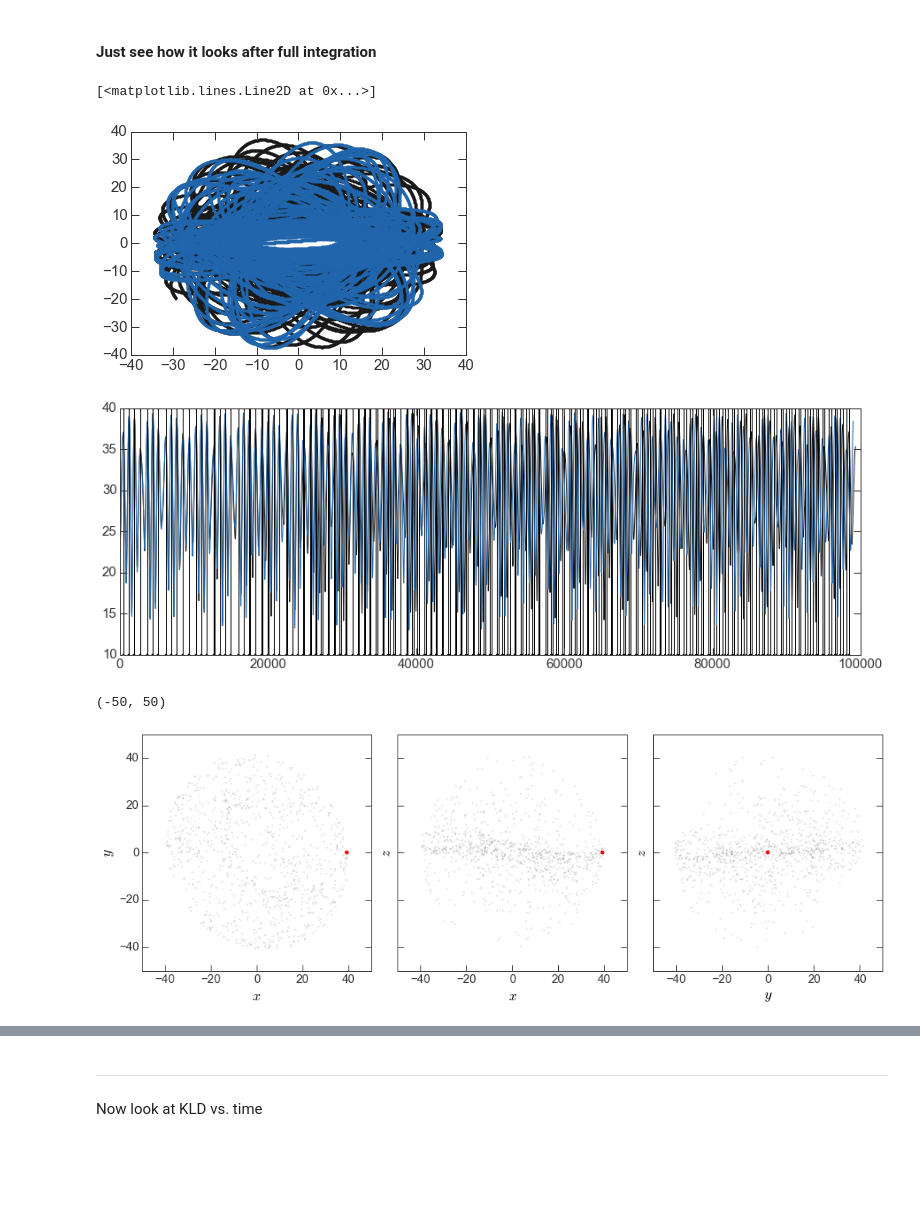
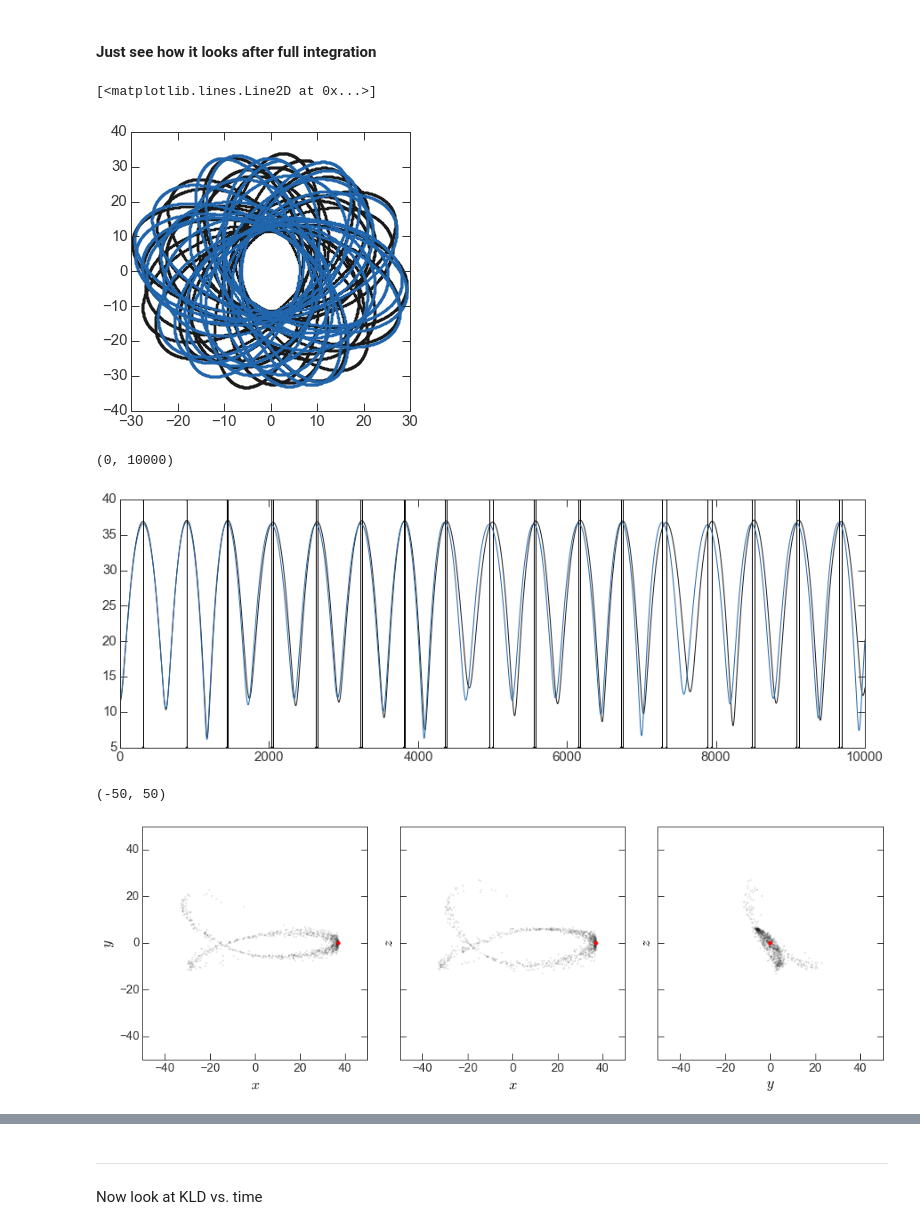
Before and after one commit to adrn/StreamMorphology, a Jupyter notebook: notebooks/Figure - two orbits.ipynb, the cells around one changed output, grey strips where cells are left out. Cells and saved outputs as stored; diff of their text form; code cells hidden in the pictures; blank space fills up the shorter version.

```diff
--- a/notebooks/Figure - two orbits.ipynb
+++ b/notebooks/Figure - two orbits.ipynb
@@ -49,0 +35,3 @@ slow_fast_w0 = np.array([[27.849999999999998, 0.0, 23.099999999999998, 0.0, 0.11
+# %%
+slow_fast_w0 = np.array([[24.080000000000002, 0.0, 23.200000000000003, 0.0, 0.12172016038883247, 0.0],
+                         [24.080000000000002, 0.0, 24.080000000000002, 0.0, 0.11538114066839752, 0.0]])
@@ -80,14 +86,14 @@ Took 3.8 seconds to integrate
 # %%
 fig,axes = plt.subplots(2,2,figsize=(8,8),sharex=True,sharey=True)
 
-ix = (0,1) # x,y
-# ix = (1,2) # y,z
+# ix = (0,1) # x,y
+plotix = (1,2) # y,z
 nplot = int(100*T.max()/dt)
 
 for i in range(2):
-    axes[0,i].plot(w[:nplot,i,ix[0]], w[:nplot,i,ix[1]],
+    axes[0,i].plot(w[:nplot,i,plotix[0]], w[:nplot,i,plotix[1]],
                    marker=None, linestyle='-', alpha=1., c=cs[i])
-    axes[1,i].plot(w[nplot:2*nplot,i,ix[0]], w[nplot:2*nplot,i,ix[1]],
+    axes[1,i].plot(w[nplot:2*nplot,i,plotix[0]], w[nplot:2*nplot,i,plotix[1]],
                    marker=None, linestyle='-', alpha=1., c=cs[i])
 
     axes[0,i].set_xticks([-25,0,25])
@@ -391,5 +373,5 @@ fig.tight_layout()
 # %%
-evtime = 100000.
+evtime = 20000.
 # %%
 slow_w0,dt,slow_nsteps,slow_apo_ixes = peri_to_apo(slow_fast_w0[0], potential, evolution_time=evtime)
 fast_w0,dt,fast_nsteps,fast_apo_ixes = peri_to_apo(slow_fast_w0[1], potential, evolution_time=evtime)
@@ -404,11 +386,12 @@ slow_t,sloww = potential.integrate_orbit(slow_w0, dt=dt, nsteps=slow_nsteps,
 fast_t,fastw = potential.integrate_orbit(fast_w0, dt=dt, nsteps=fast_nsteps,
                                          Integrator=gi.DOPRI853Integrator)
 # %%
-plt.plot(sloww[:,0,0], sloww[:,0,1])
-plt.plot(fastw[:,0,0], fastw[:,0,1])
+plt.figure(figsize=(5,5))
+plt.plot(sloww[:,0,plotix[0]], sloww[:,0,plotix[1]])
+plt.plot(fastw[:,0,plotix[0]], fastw[:,0,plotix[1]])
 # %% [output]
 [<matplotlib.lines.Line2D at 0x...>]
-[figure, old version]
+[figure, new version]
 # %%
 plt.figure(figsize=(15,5))
 
@@ -421,8 +404,11 @@ r = np.sqrt(np.sum(fastw[:,0,:3]**2, axis=-1))
 plt.plot(fast_t, r, marker=None)
 for ix in fast_apo_ixes:
     plt.axvline(fast_t[ix])
+
+plt.xlim(0,10000)
 # %% [output]
+(0, 10000)
-[figure, old version]
+[figure, new version]
 # %%
 slow_ball = fast_ensemble.ensemble_integrate(potential.c_instance, slow_ball_w0.copy(), dt, slow_nsteps, 0.)
 fast_ball = fast_ensemble.ensemble_integrate(potential.c_instance, fast_ball_w0.copy(), dt, fast_nsteps, 0.)
@@ -440,7 +426,7 @@ fig.axes[0].set_xlim(-jjj,jjj)
 fig.axes[0].set_ylim(-jjj,jjj)
 # %% [output]
 (-50, 50)
-[figure, old version]
+[figure, new version]
 # %%
 fig = gd.plot_orbits(fast_ball_aligned, linestyle='none', alpha=0.1,
                      subplots_kwargs=dict(sharex=True, sharey=True))
```
Also changed, not shown: parts of 27 cells of this notebook, 1 other file.
